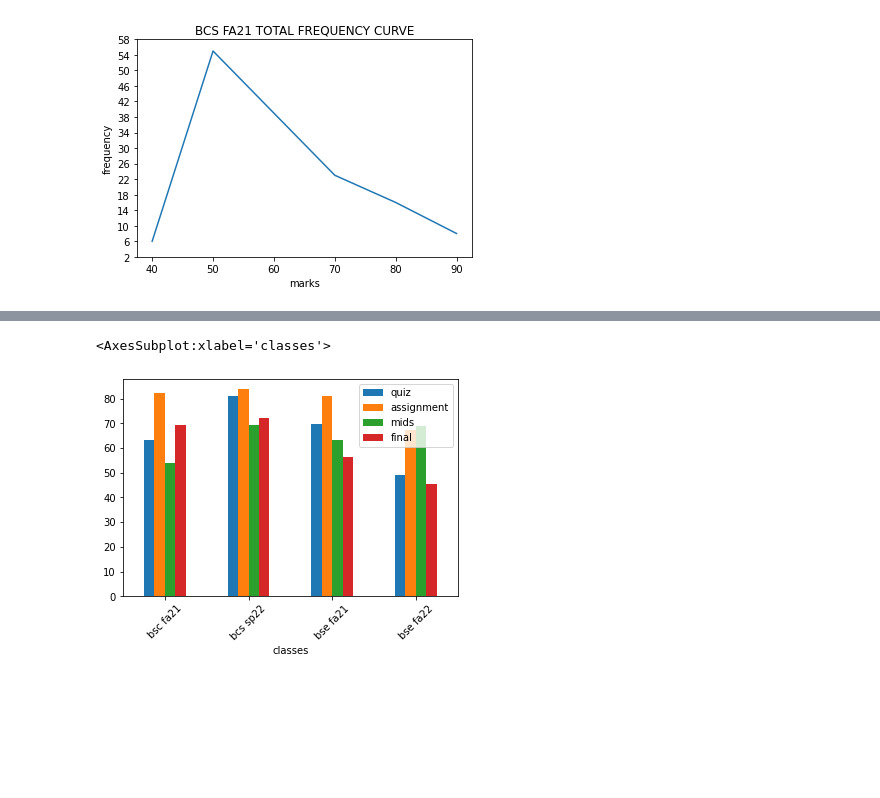
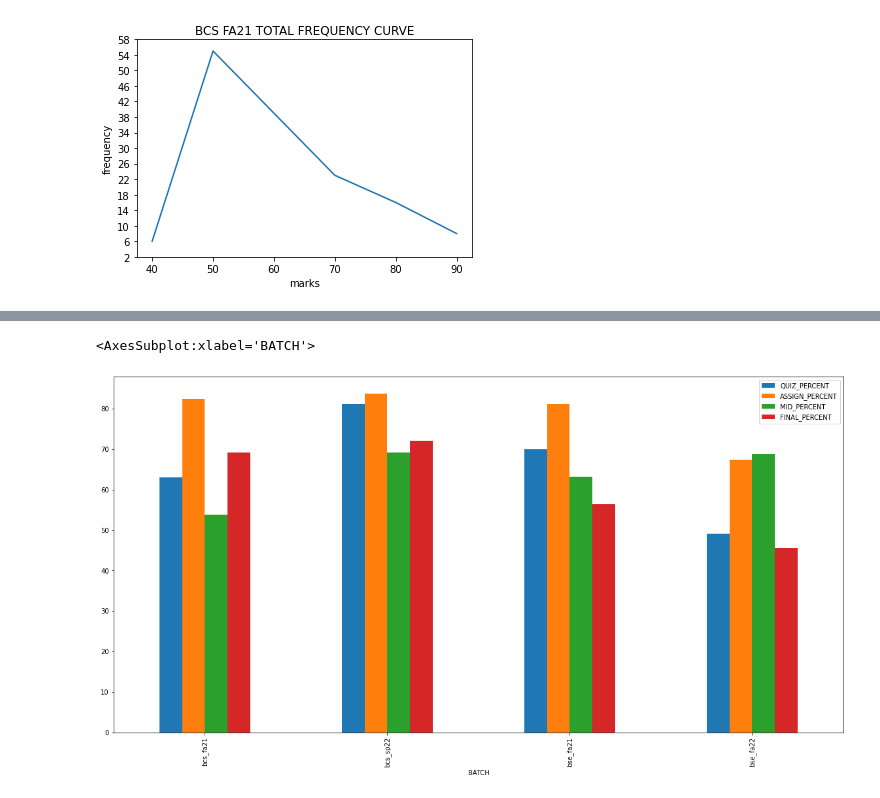
Before and after one commit to muneebahmedayub/sprob-assignment, a Jupyter notebook: sprob.ipynb, the cells around one changed output, grey strips where cells are left out. Saved outputs shown, nothing was run; the diff lists cells and outputs as text; code cells hidden in the pictures; blank space fills up the shorter version.

```diff
--- a/sprob.ipynb
+++ b/sprob.ipynb
@@ -51,3 +34,9 @@ all_classes = bcs_sp22.append([bcs_fa21, bse_fa22, bse_fa21], ignore_index=True)
+# %%
+all_classes = all_classes[all_classes['TOTAL'] >= 40]
+all_classes['QUIZ_PERCENT'] = (all_classes['QUIZ'] / 15) * 100
+all_classes['ASSIGN_PERCENT'] = (all_classes['ASSIGN'] / 10) * 100
+all_classes['MID_PERCENT'] = (all_classes['MID'] / 25) * 100
+all_classes['FINAL_PERCENT'] = (all_classes['FINAL'] / 50) * 100
 # %% [markdown]
 ### Data Visualization for All Classes
 * Histogram
@@ -94,12 +83,5 @@ plt.show()
-# %%
-all_classes_average = pd.DataFrame({
-  "classes": ["bsc fa21", "bcs sp22", "bse fa21", "bse fa22"],
-  "quiz": [bcs_fa21["QUIZ"].mean(), bcs_sp22["QUIZ"].mean(), bse_fa21["QUIZ"].mean(), bse_fa22["QUIZ"].mean()],
-  'assignment': [bcs_fa21["ASSIGN"].mean(), bcs_sp22["ASSIGN"].mean(), bse_fa21["ASSIGN"].mean(), bse_fa22["ASSIGN"].mean()],
-  'mids': [bcs_fa21["MID"].mean(), bcs_sp22["MID"].mean(), bse_fa21["MID"].mean(), bse_fa22["MID"].mean()],
-  'final': [bcs_fa21["FINAL"].mean(), bcs_sp22["FINAL"].mean(), bse_fa21["FINAL"].mean(), bse_fa22["FINAL"].mean()],
-})
-all_classes_average.plot(x='classes', y=['quiz', 'assignment', 'mids', 'final'], rot=45, kind='bar')
-# %% [output]
-<AxesSubplot:xlabel='classes'>
-[figure, removed]
+# %%
+all_classes.pivot_table(index='BATCH', values=['QUIZ_PERCENT', 'ASSIGN_PERCENT', 'MID_PERCENT', 'FINAL_PERCENT']).reset_index().plot(x='BATCH', y=['QUIZ_PERCENT', 'ASSIGN_PERCENT', 'MID_PERCENT', 'FINAL_PERCENT'], figsize=(20, 10), kind='bar')
+# %% [output]
+<AxesSubplot:xlabel='BATCH'>
+[figure, added]
```
Also changed, not shown: parts of 13 cells of this notebook.
